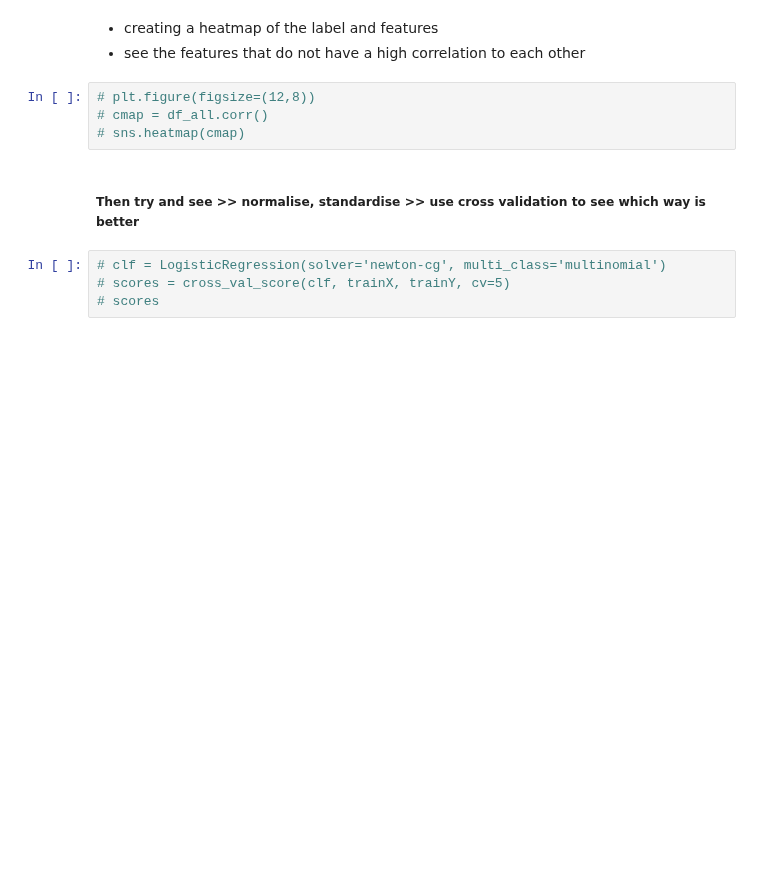
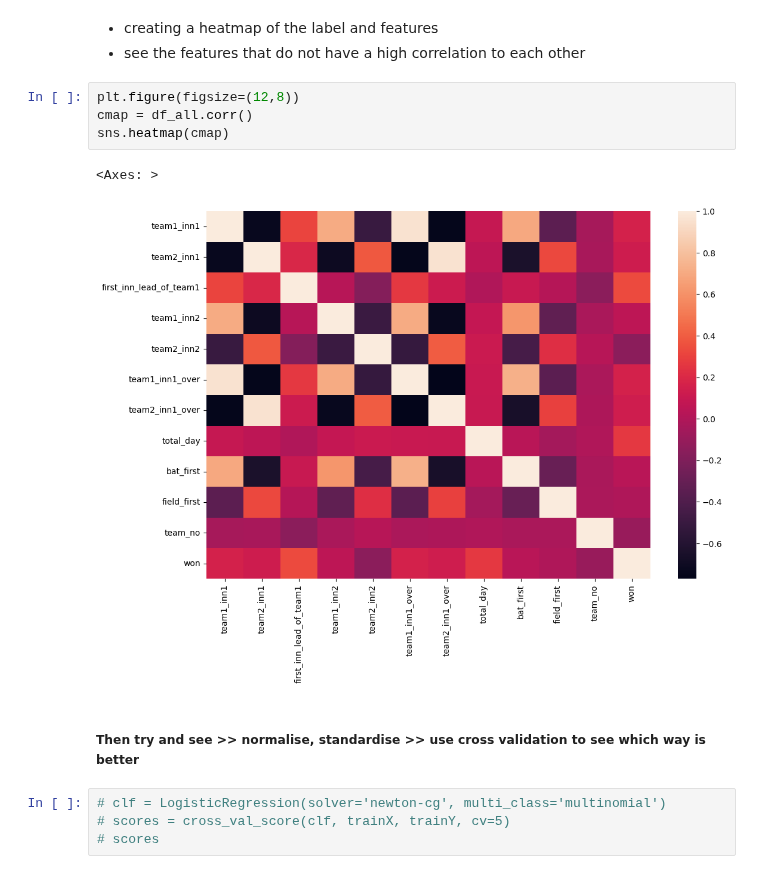
Before and after one commit to AshamaAsh/example_web_scraping, a Jupyter notebook: model1.ipynb, the cells around one changed output. Drawn from its saved outputs; the diff is of its cells as text; blank space fills up the shorter version.

```diff
--- a/model1.ipynb
+++ b/model1.ipynb
@@ -192,9 +274,12 @@ team_no                    -0.4012      0.103     -3.881      0.000      -0.604
 - creating a heatmap of the label and features
 - see the features that do not have a high correlation to each other
 # %%
-# plt.figure(figsize=(12,8))
-# cmap = df_all.corr()
-# sns.heatmap(cmap)
+plt.figure(figsize=(12,8))
+cmap = df_all.corr()
+sns.heatmap(cmap)
+# %% [output]
+<Axes: >
+[figure, added]
 # %% [markdown]
 ##### Then try and see >> normalise, standardise >> use cross validation to see which way is better
 # %%
```
Also changed, not shown: parts of 8 cells of this notebook, 3 other files.
